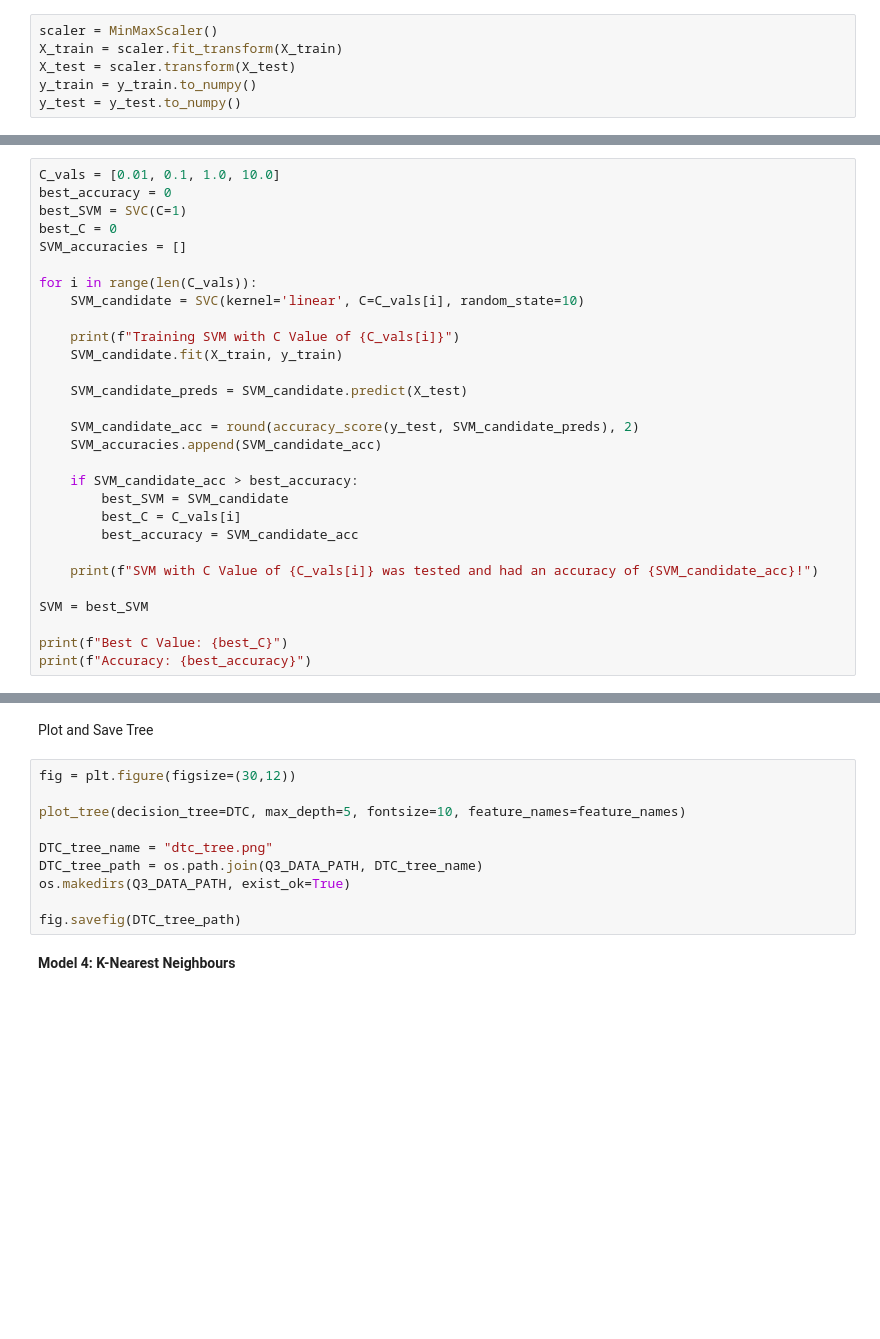
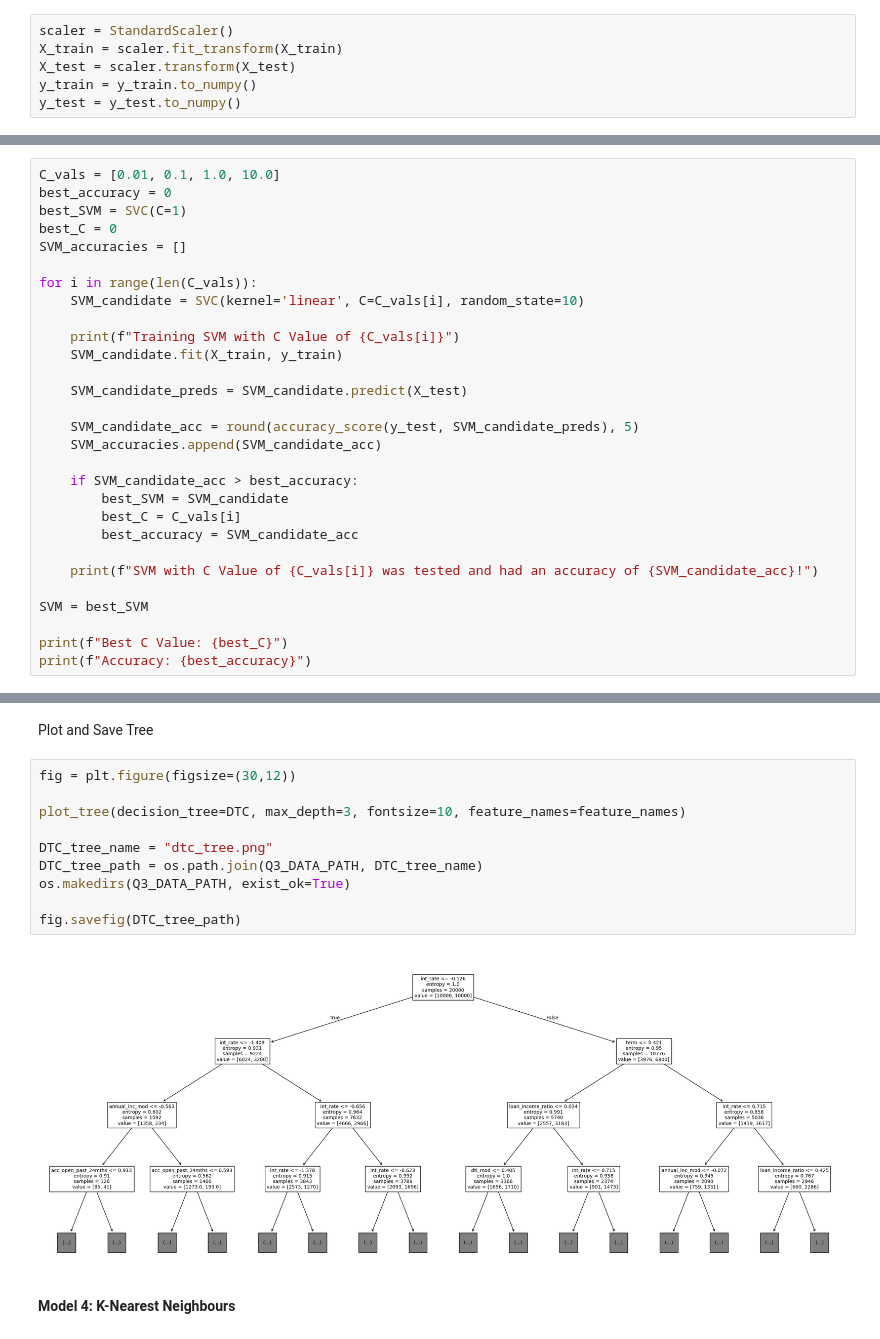
Before and after one commit to scdxwyxj-ops/ML_code_repo, a Jupyter notebook: scripts/q3.ipynb, the cells around one changed output, grey strips where cells are left out. Cells and saved outputs as stored; diff of their text form; blank space fills up the shorter version.

```diff
--- a/scripts/q3.ipynb
+++ b/scripts/q3.ipynb
@@ -157,7 +225,7 @@ print(y_train.value_counts())
 # %% [markdown]
 **Scaling with MinMaxScaler()**
 # %%
-scaler = MinMaxScaler()
+scaler = StandardScaler()
 X_train = scaler.fit_transform(X_train)
 X_test = scaler.transform(X_test)
 y_train = y_train.to_numpy()
@@ -250,7 +325,7 @@ for i in range(len(C_vals)):
 
     SVM_candidate_preds = SVM_candidate.predict(X_test)
 
-    SVM_candidate_acc = round(accuracy_score(y_test, SVM_candidate_preds), 2)
+    SVM_candidate_acc = round(accuracy_score(y_test, SVM_candidate_preds), 5)
     SVM_accuracies.append(SVM_candidate_acc)
 
     if SVM_candidate_acc > best_accuracy:
@@ -314,13 +415,15 @@ Plot and Save Tree
 # %%
 fig = plt.figure(figsize=(30,12))
 
-plot_tree(decision_tree=DTC, max_depth=5, fontsize=10, feature_names=feature_names)
+plot_tree(decision_tree=DTC, max_depth=3, fontsize=10, feature_names=feature_names)
 
 DTC_tree_name = "dtc_tree.png"
 DTC_tree_path = os.path.join(Q3_DATA_PATH, DTC_tree_name)
 os.makedirs(Q3_DATA_PATH, exist_ok=True)
 
 fig.savefig(DTC_tree_path)
+# %% [output]
+[figure, added]
 # %% [markdown]
 **Model 4: K-Nearest Neighbours**
 # %% [markdown]
```
Also changed, not shown: parts of 20 cells of this notebook, 16 other files.
